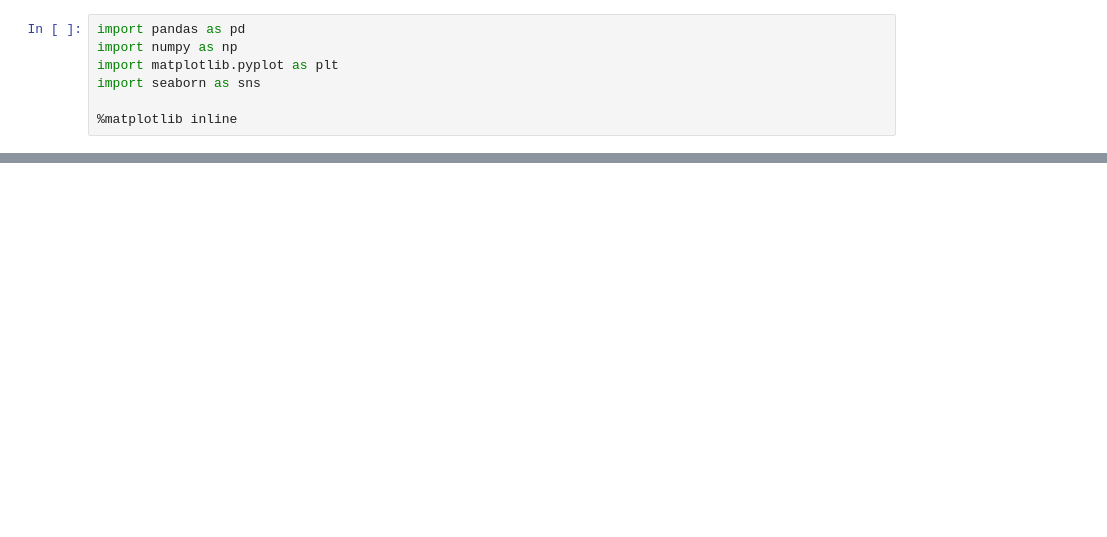
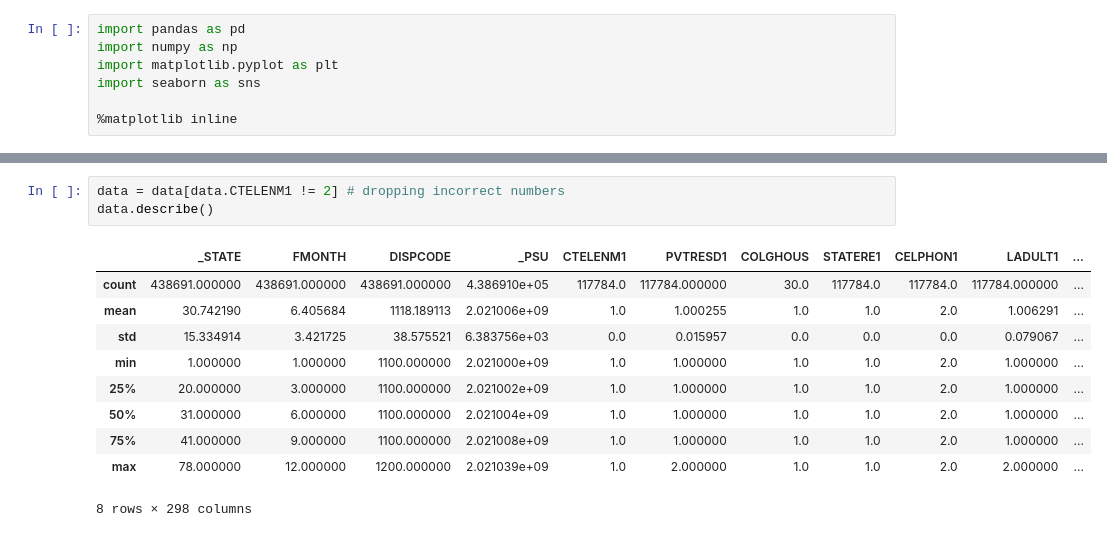
Before and after one commit to puhalskib/adv-p-health, a Jupyter notebook: main.ipynb, the cells around one changed output, grey strips where cells are left out. Cells and saved outputs as stored; diff of their text form; blank space fills up the shorter version.

```diff
--- a/main.ipynb
+++ b/main.ipynb
@@ -30,0 +90,14 @@ Index(['Unnamed: 0', '_STATE', 'FMONTH', 'IDATE', 'IMONTH', 'IDAY', 'IYEAR',
+# %%
+data = data[data.CTELENM1 != 2] # dropping incorrect numbers
+data.describe()
+# %% [output]
+|  | _STATE | FMONTH | DISPCODE | _PSU | CTELENM1 | PVTRESD1 | COLGHOUS | STATERE1 | CELPHON1 | LADULT1 | ... |
+| count | 438691.000000 | 438691.000000 | 438691.000000 | 4.386910e+05 | 117784.0 | 117784.000000 | 30.0 | 117784.0 | 117784.0 | 117784.000000 | ... |
+| mean | 30.742190 | 6.405684 | 1118.189113 | 2.021006e+09 | 1.0 | 1.000255 | 1.0 | 1.0 | 2.0 | 1.006291 | ... |
+| std | 15.334914 | 3.421725 | 38.575521 | 6.383756e+03 | 0.0 | 0.015957 | 0.0 | 0.0 | 0.0 | 0.079067 | ... |
+| min | 1.000000 | 1.000000 | 1100.000000 | 2.021000e+09 | 1.0 | 1.000000 | 1.0 | 1.0 | 2.0 | 1.000000 | ... |
+| 25% | 20.000000 | 3.000000 | 1100.000000 | 2.021002e+09 | 1.0 | 1.000000 | 1.0 | 1.0 | 2.0 | 1.000000 | ... |
+| 50% | 31.000000 | 6.000000 | 1100.000000 | 2.021004e+09 | 1.0 | 1.000000 | 1.0 | 1.0 | 2.0 | 1.000000 | ... |
+| 75% | 41.000000 | 9.000000 | 1100.000000 | 2.021008e+09 | 1.0 | 1.000000 | 1.0 | 1.0 | 2.0 | 1.000000 | ... |
+| max | 78.000000 | 12.000000 | 1200.000000 | 2.021039e+09 | 1.0 | 2.000000 | 1.0 | 1.0 | 2.0 | 2.000000 | ... |
+8 rows × 298 columns
```
Also changed, not shown: parts of 17 cells of this notebook, 4 other files.
